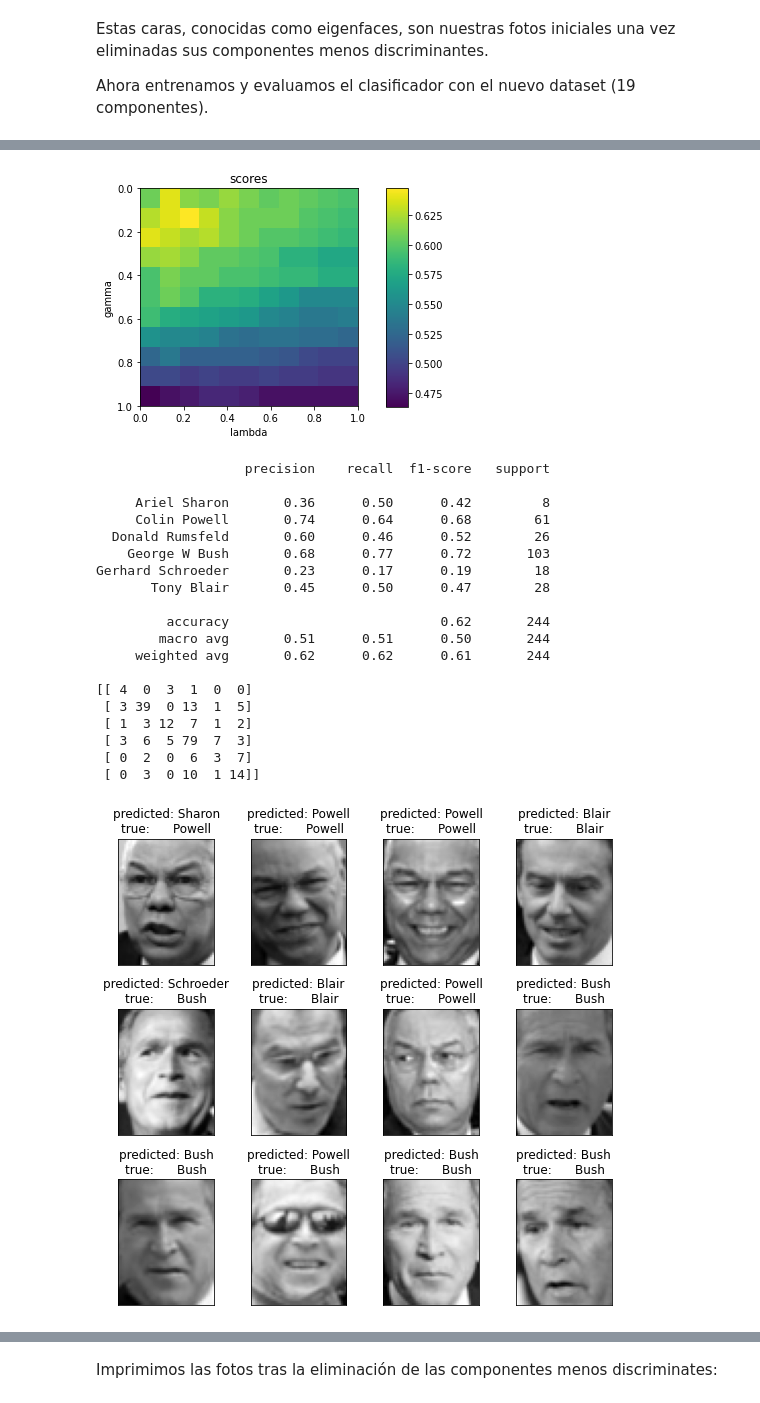
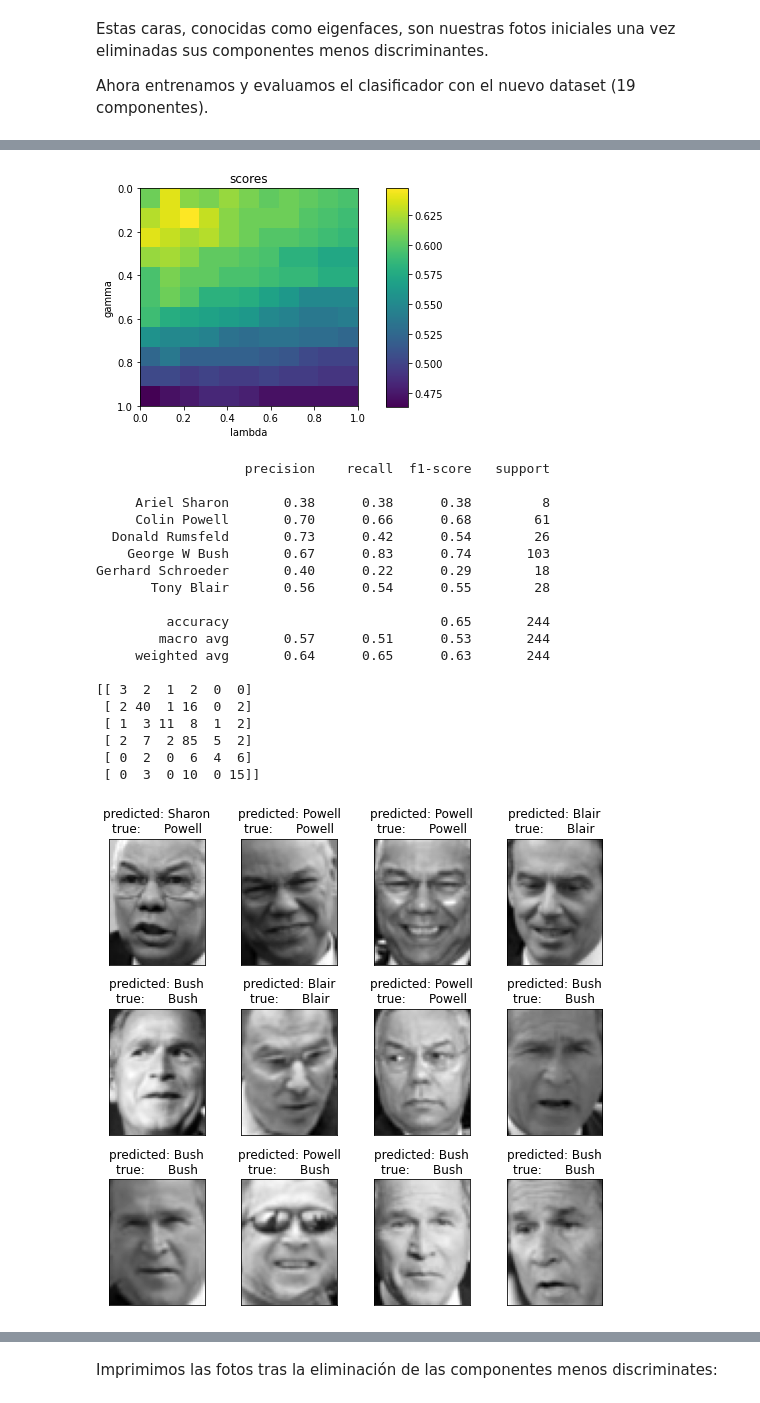
Before and after one commit to JB0linches/ReconocimientoDeFormas, a Jupyter notebook: Practica4.ipynb, the cells around one changed output, grey strips where cells are left out. Cells and saved outputs as stored; diff of their text form; code cells hidden in the pictures.

```diff
--- a/Practica4.ipynb
+++ b/Practica4.ipynb
@@ -1225,7 +1226,7 @@ best_l = [0.0, 0.1, 0.2, 0.3, 0.4, 0.5, 0.6, 0.7, 0.8, 0.9, 1.0, 0.0, 0.1, 0.2,
           0.1, 0.2, 0.3, 0.4, 0.5, 0.6, 0.7, 0.8, 0.9, 1.0, 0.0, 0.1, 0.2, 0.3, 0.4, 0.5, 0.6, 0.7, 0.8, 0.9, 1.0, 0.0, 0.1, 0.2, 0.3, 0.4,
           0.5, 0.6, 0.7, 0.8, 0.9, 1.0, 0.0, 0.1, 0.2, 0.3, 0.4, 0.5, 0.6, 0.7, 0.8, 0.9, 1.0]
 
-#scores_exclusion, best_g, best_l, _ = GridSearchExclusion(X_train_final, y_train, X_test_final, y_test)
+scores_exclusion, best_g, best_l, _ = GridSearchExclusion(X_train_final, y_train, X_test_final, y_test)
 
 print("max_score exclusion:\t\t%.4f" % np.max(scores_exclusion))
 print("best hyperparams:")
@@ -1345,7 +1347,7 @@ scores_exclusion = np.array([[0.933932, 0.953175, 0.940988, 0.937139, 0.934573,
 best_g = [0.3]
 best_l = [0.0]
 
-#scores_exclusion, best_g, best_l, _ = GridSearchExclusion(X_train_final_ACP_ADL, y_train, X_test_final_ACP_ADL, y_test)
+scores_exclusion, best_g, best_l, _ = GridSearchExclusion(X_train_final_ACP_ADL, y_train, X_test_final_ACP_ADL, y_test)
 
 print("max_score exclusion:\t\t%.4f" % np.max(scores_exclusion))
 print("best hyperparams:")
@@ -1396,7 +1399,7 @@ scores_exclusion = np.array([[0.933932, 0.954458, 0.948044, 0.940988, 0.936498,
 best_g = [0.4]
 best_l = [0.0]
 
-#scores_exclusion, best_g, best_l, _ = GridSearchExclusion(X_train_final_ACP_ADL, y_train, X_test_final_ACP_ADL, y_test)
+scores_exclusion, best_g, best_l, _ = GridSearchExclusion(X_train_final_ACP_ADL, y_train, X_test_final_ACP_ADL, y_test)
 
 print("max_score exclusion:\t\t%.4f" % np.max(scores_exclusion))
 print("best hyperparams:")
@@ -1550,7 +1554,7 @@ scores_exclusion = np.array([[0.932649, 0.954458, 0.948685, 0.944836, 0.942271,
 best_g = [0.4]
 best_l = [0.0]
 
-#scores_exclusion, best_g, best_l, _ = GridSearchExclusion(X_train_final_ADL_ACP, y_train, X_test_final_ADL_ACP, y_test)
+scores_exclusion, best_g, best_l, _ = GridSearchExclusion(X_train_final_ADL_ACP, y_train, X_test_final_ADL_ACP, y_test)
 
 print("max_score exclusion:\t\t%.4f" % np.max(scores_exclusion))
 print("best hyperparams:")
@@ -1854,7 +1868,7 @@ print('\n')
 #                    probar a ver qué combinación de hiperparámetros es la que se corresponde
 #                    con el test.
 clf = ClassifEstadisticoRegularizado_metodo_clase(np.unique(y_train))
-clf = clf.fit(X_train_pca, y_train, g=0.0, l=0.4)
+clf = clf.fit(X_train_pca, y_train, g=0.1, l=0.2)
 y_pred = clf.predict(X_test_pca)
 
 print(classification_report(y_test, y_pred, target_names=target_names))
@@ -1871,25 +1885,25 @@ Finalizado en 0.218s
 max_score exclusion:            0.6475
 best hyperparams:
         gamma: 0.1 lambda: 0.2
 [figure]
                    precision    recall  f1-score   support
 
-     Ariel Sharon       0.36      0.50      0.42         8
-     Colin Powell       0.74      0.64      0.68        61
-  Donald Rumsfeld       0.60      0.46      0.52        26
-    George W Bush       0.68      0.77      0.72       103
-Gerhard Schroeder       0.23      0.17      0.19        18
-       Tony Blair       0.45      0.50      0.47        28
+     Ariel Sharon       0.38      0.38      0.38         8
+     Colin Powell       0.70      0.66      0.68        61
+  Donald Rumsfeld       0.73      0.42      0.54        26
+    George W Bush       0.67      0.83      0.74       103
+Gerhard Schroeder       0.40      0.22      0.29        18
+       Tony Blair       0.56      0.54      0.55        28
 
-         accuracy                           0.62       244
-        macro avg       0.51      0.51      0.50       244
-     weighted avg       0.62      0.62      0.61       244
+         accuracy                           0.65       244
+        macro avg       0.57      0.51      0.53       244
+     weighted avg       0.64      0.65      0.63       244
 
-[[ 4  0  3  1  0  0]
- [ 3 39  0 13  1  5]
- [ 1  3 12  7  1  2]
- [ 3  6  5 79  7  3]
- [ 0  2  0  6  3  7]
- [ 0  3  0 10  1 14]]
+[[ 3  2  1  2  0  0]
+ [ 2 40  1 16  0  2]
+ [ 1  3 11  8  1  2]
+ [ 2  7  2 85  5  2]
+ [ 0  2  0  6  4  6]
+ [ 0  3  0 10  0 15]]
-[figure, old version]
+[figure, new version]
 # %% [markdown]
```
Also changed, not shown: parts of 45 cells of this notebook.
